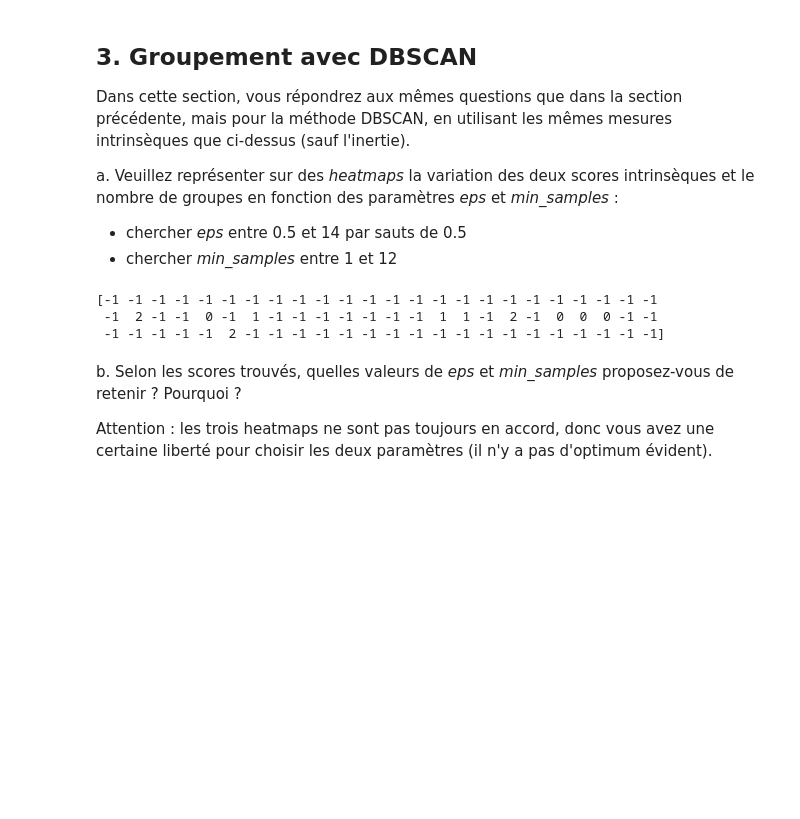
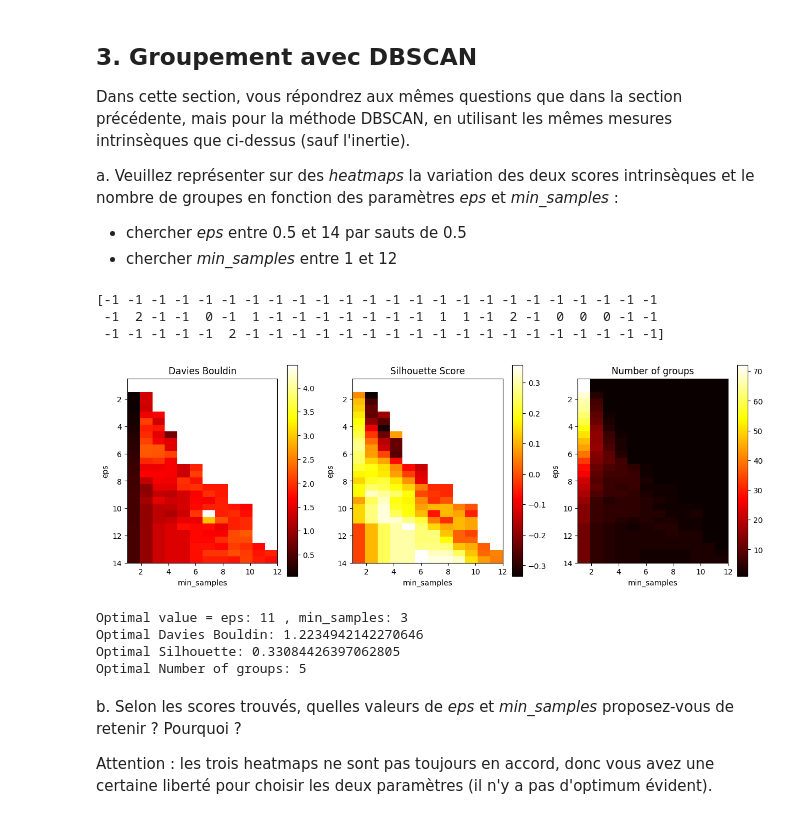
Before and after one commit to Raynobrak/heigvd-labos-apn, a Jupyter notebook: Labo2/Labo2_Groupement_comparatif_RemiLucas.ipynb, the cells around one changed output. Saved outputs shown, nothing was run; the diff lists cells and outputs as text; code cells hidden in the pictures; blank space fills up the shorter version.

```diff
--- a/Labo2/Labo2_Groupement_comparatif_RemiLucas.ipynb
+++ b/Labo2/Labo2_Groupement_comparatif_RemiLucas.ipynb
@@ -398,6 +399,53 @@ results = pd.DataFrame(data=[eps,min_samples,dbs_score,sis_scores,n_groups] colu
  -1 -1 -1 -1 -1  2 -1 -1 -1 -1 -1 -1 -1 -1 -1 -1 -1 -1 -1 -1 -1 -1 -1 -1]
 # %%
 # Afficher les trois heatmaps : Davies_Bouldin, Silhouette, et Nombre_de_groupes
+fig, ax = plt.subplots(1, 3, figsize=(15, 5))
+
+# Davies Bouldin
+im = ax[0].imshow(dbs_scores, cmap='hot', extent=[min_samples_values[0], min_samples_values[-1], eps_values[-1], eps_values[0]])
+ax[0].set_title('Davies Bouldin')
+ax[0].set_xlabel('min_samples')
+ax[0].set_ylabel('eps')
+fig.colorbar(im, ax=ax[0])
+
+# Silhouette
+im = ax[1].imshow(sis_scores, cmap='hot', extent=[min_samples_values[0], min_samples_values[-1], eps_values[-1], eps_values[0]])
+ax[1].set_title('Silhouette Score')
+ax[1].set_xlabel('min_samples')
+ax[1].set_ylabel('eps')
+fig.colorbar(im, ax=ax[1])
+
+# Nombre de groupes
+im = ax[2].imshow(n_groups, cmap='hot', extent=[min_samples_values[0], min_samples_values[-1], eps_values[-1], eps_values[0]])
+ax[2].set_title('Number of groups')
+ax[2].set_xlabel('min_samples')
+ax[2].set_ylabel('eps')
+fig.colorbar(im, ax=ax[2])
+
+plt.show()
+# %% [output]
+[figure, added]
+# %%
+# Valeur "optimal" de eps et min_samples observée sur les graphiques
+eps = 11
+min_samples = 3
+
+optimal_dbscan = DBSCAN(eps=eps, min_samples=min_samples)
+optimal_dbscan.fit(X)
+
+optimal_davies_bouldin = davies_bouldin_score(X, optimal_dbscan.labels_)
+optimal_silhouette = silhouette_score(X, optimal_dbscan.labels_)
+optimal_n_groups = len(set(optimal_dbscan.labels_))
+
+print(f"Optimal value = eps: {eps}", f", min_samples: {min_samples}")
+print(f"Optimal Davies Bouldin: {optimal_davies_bouldin}")
+print(f"Optimal Silhouette: {optimal_silhouette}")
+print(f"Optimal Number of groups: {optimal_n_groups}")
+# %% [output]
+Optimal value = eps: 11 , min_samples: 3
+Optimal Davies Bouldin: 1.2234942142270646
+Optimal Silhouette: 0.33084426397062805
+Optimal Number of groups: 5
 # %% [markdown]
 b. Selon les scores trouvés, quelles valeurs de _eps_ et _min_samples_ proposez-vous de retenir ?  Pourquoi ?
 
```
Also changed, not shown: parts of 5 cells of this notebook.
